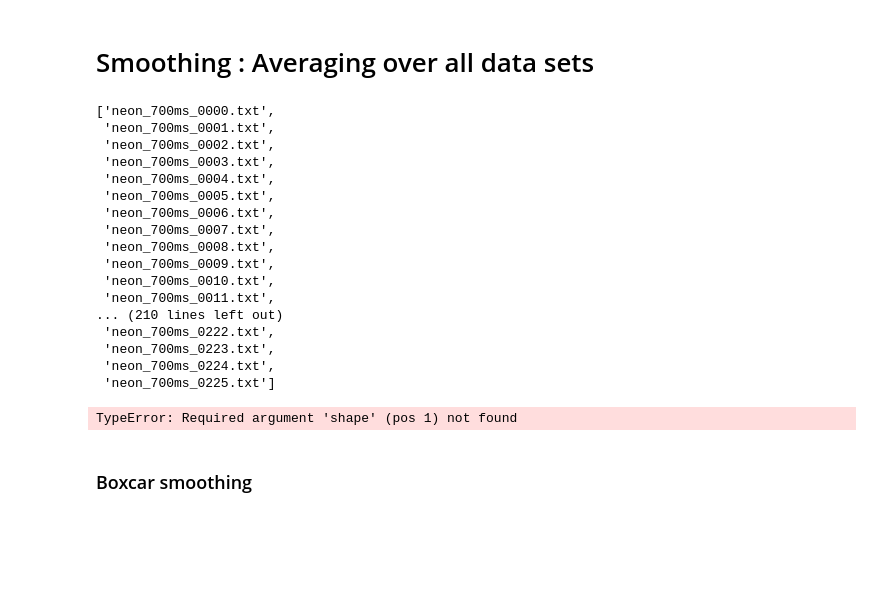
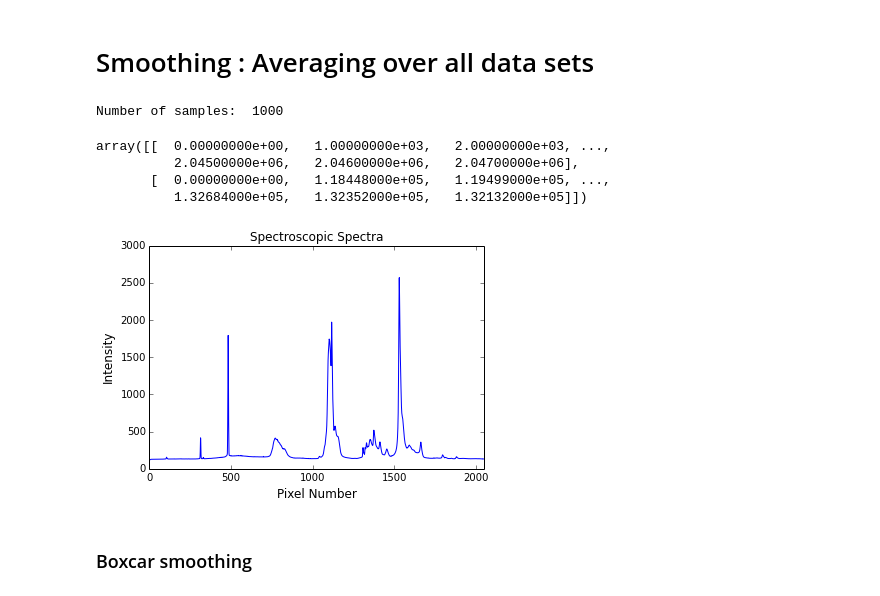
Before and after one commit to dorisjlee/AY120, a Jupyter notebook: lab2/Analyzing Spectra Data .ipynb, the cells around one changed output. Saved outputs shown, nothing was run; the diff lists cells and outputs as text; code cells hidden in the pictures; blank space fills up the shorter version.

```diff
--- a/lab2/Analyzing Spectra Data .ipynb
+++ b/lab2/Analyzing Spectra Data .ipynb
@@ -221,33 +221,6 @@ plt.plot(histo,drawstyle = "steps-mid")
 [figure]
 # %% [markdown]
 # Smoothing : Averaging over all data sets
-# %%
-data_lst
-# %% [output]
-['neon_700ms_0000.txt',
- 'neon_700ms_0001.txt',
- 'neon_700ms_0002.txt',
- 'neon_700ms_0003.txt',
- 'neon_700ms_0004.txt',
- 'neon_700ms_0005.txt',
- 'neon_700ms_0006.txt',
- 'neon_700ms_0007.txt',
- 'neon_700ms_0008.txt',
- 'neon_700ms_0009.txt',
- 'neon_700ms_0010.txt',
- 'neon_700ms_0011.txt',
-... (210 lines left out)
- 'neon_700ms_0222.txt',
- 'neon_700ms_0223.txt',
- 'neon_700ms_0224.txt',
- 'neon_700ms_0225.txt']
-# %%
-data = np.genfromtxt(filename, skip_header=17, skip_footer=1)
-data.shape
-data[:,0].shape
-np.zeros()
-# %% [output]
-TypeError: Required argument 'shape' (pos 1) not found
 # %%
 import glob
 def average(glob_text,title="Spectroscopic Spectra",plot = False):
@@ -269,6 +242,15 @@ def average(glob_text,title="Spectroscopic Spectra",plot = False):
         plt.plot(x/num_sets,I/num_sets)
     print "Number of samples: ",num_sets
     return np.array([x,I])
+# %%
+average("roomlight_*.txt",plot=True)
+# %% [output]
+Number of samples:  1000
+array([[  0.00000000e+00,   1.00000000e+03,   2.00000000e+03, ...,
+          2.04500000e+06,   2.04600000e+06,   2.04700000e+06],
+       [  0.00000000e+00,   1.18448000e+05,   1.19499000e+05, ...,
+          1.32684000e+05,   1.32352000e+05,   1.32132000e+05]])
+[figure, added]
 # %%
 average("neon_*.txt",plot=True)
 # %%
```
Also changed, not shown: parts of 7 cells of this notebook, 14 other files.
